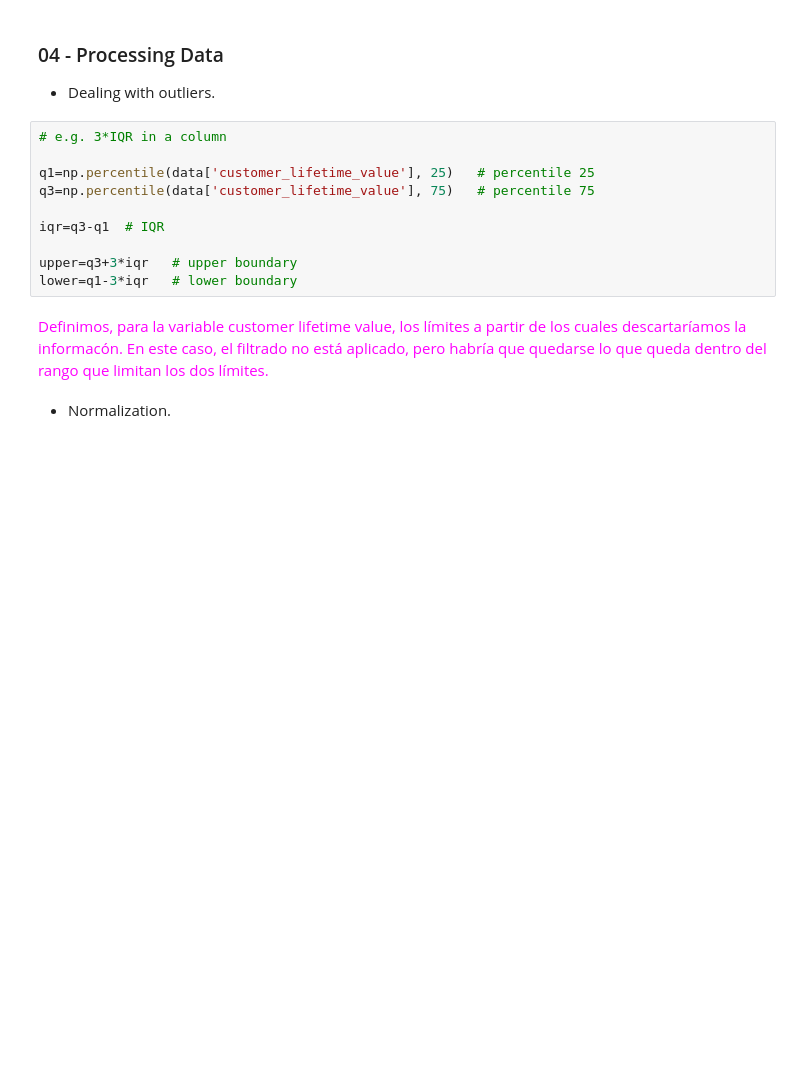
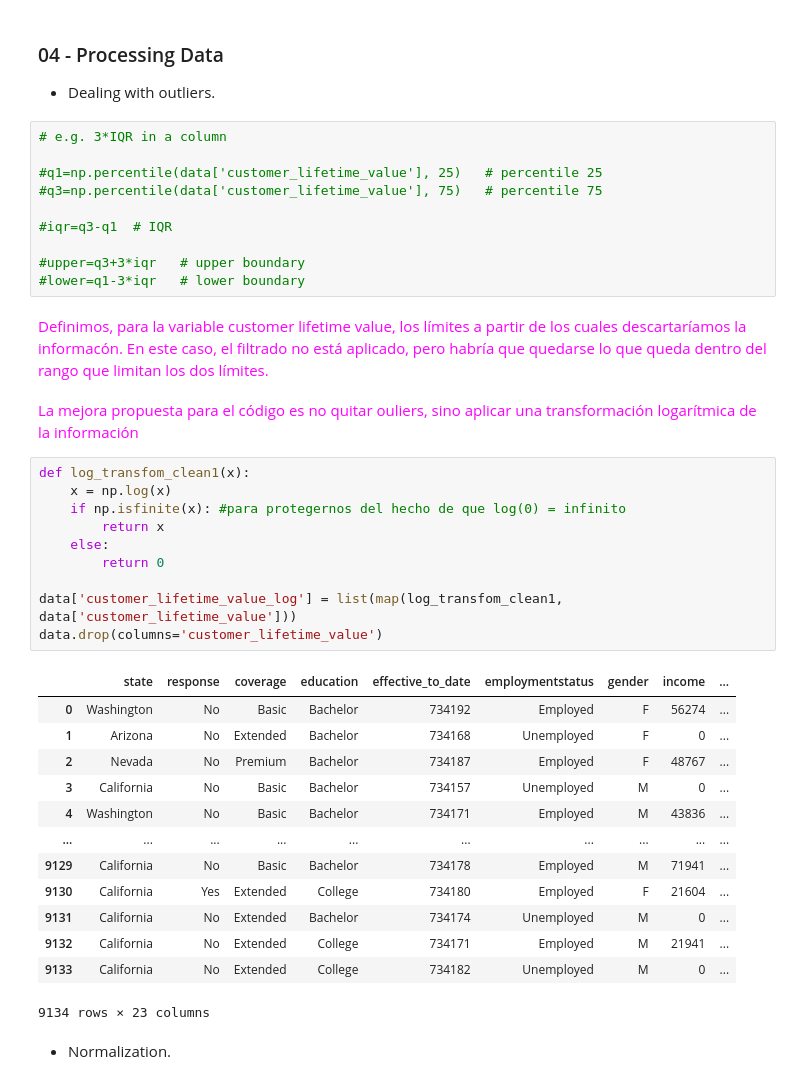
Before and after one commit to eugeniohernandez/lessons, a Jupyter notebook: unit_1/1.09_improving_the_model/Final Lab.ipynb, the cells around one changed output. Drawn from its saved outputs; the diff is of its cells as text; blank space fills up the shorter version.

```diff
--- a/unit_1/1.09_improving_the_model/Final Lab.ipynb
+++ b/unit_1/1.09_improving_the_model/Final Lab.ipynb
@@ -195,15 +223,42 @@ En línea con los gráficos de distribución, con los boxplot podemos sacar las
 # %%
 # e.g. 3*IQR in a column
 
-q1=np.percentile(data['customer_lifetime_value'], 25)   # percentile 25
-q3=np.percentile(data['customer_lifetime_value'], 75)   # percentile 75
+#q1=np.percentile(data['customer_lifetime_value'], 25)   # percentile 25
+#q3=np.percentile(data['customer_lifetime_value'], 75)   # percentile 75
 
-iqr=q3-q1  # IQR
+#iqr=q3-q1  # IQR
 
-upper=q3+3*iqr   # upper boundary
-lower=q1-3*iqr   # lower boundary
+#upper=q3+3*iqr   # upper boundary
+#lower=q1-3*iqr   # lower boundary
 # %% [markdown]
 <font color='magenta'>
 Definimos, para la variable customer lifetime value, los límites a partir de los cuales descartaríamos la informacón. En este caso, el filtrado no está aplicado, pero habría que quedarse lo que queda dentro del rango que limitan los dos límites.
+# %% [markdown]
+<font color='magenta'>
+La mejora propuesta para el código es no quitar ouliers, sino aplicar una transformación logarítmica de la información
+# %%
+def log_transfom_clean1(x):
+    x = np.log(x)
+    if np.isfinite(x): #para protegernos del hecho de que log(0) = infinito
+        return x
+    else:
+        return 0
+
+data['customer_lifetime_value_log'] = list(map(log_transfom_clean1, data['customer_lifetime_value']))
+data.drop(columns='customer_lifetime_value')
+# %% [output]
+|  | state | response | coverage | education | effective_to_date | employmentstatus | gender | income | ... |
+| 0 | Washington | No | Basic | Bachelor | 734192 | Employed | F | 56274 | ... |
+| 1 | Arizona | No | Extended | Bachelor | 734168 | Unemployed | F | 0 | ... |
+| 2 | Nevada | No | Premium | Bachelor | 734187 | Employed | F | 48767 | ... |
+| 3 | California | No | Basic | Bachelor | 734157 | Unemployed | M | 0 | ... |
+| 4 | Washington | No | Basic | Bachelor | 734171 | Employed | M | 43836 | ... |
+| ... | ... | ... | ... | ... | ... | ... | ... | ... | ... |
+| 9129 | California | No | Basic | Bachelor | 734178 | Employed | M | 71941 | ... |
+| 9130 | California | Yes | Extended | College | 734180 | Employed | F | 21604 | ... |
+| 9131 | California | No | Extended | Bachelor | 734174 | Unemployed | M | 0 | ... |
+| 9132 | California | No | Extended | College | 734171 | Employed | M | 21941 | ... |
+| 9133 | California | No | Extended | College | 734182 | Unemployed | M | 0 | ... |
+9134 rows × 23 columns
 # %% [markdown]
 - Normalization.
```
Also changed, not shown: parts of 32 cells of this notebook, 1 other file.
